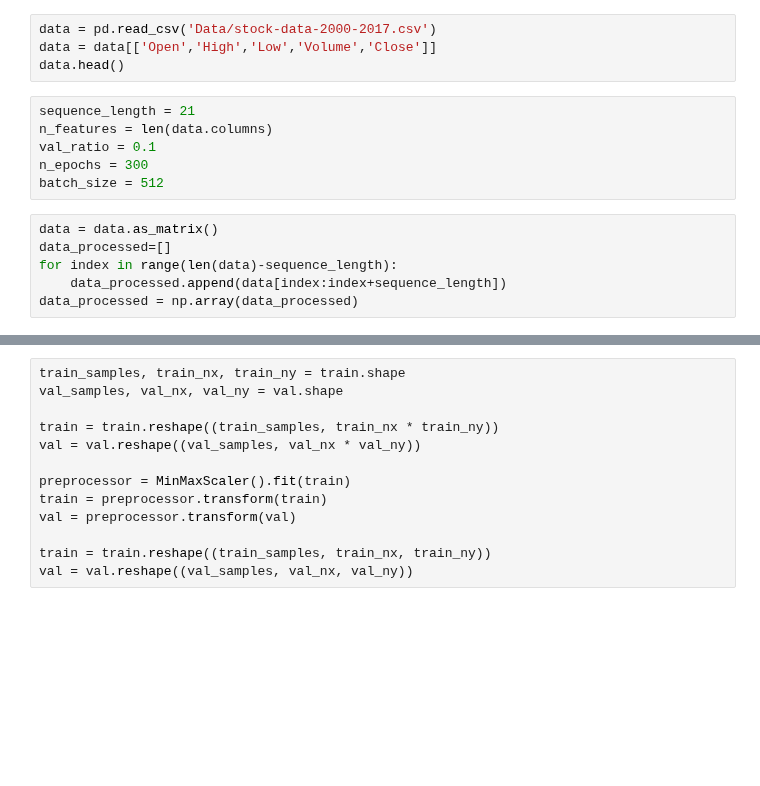
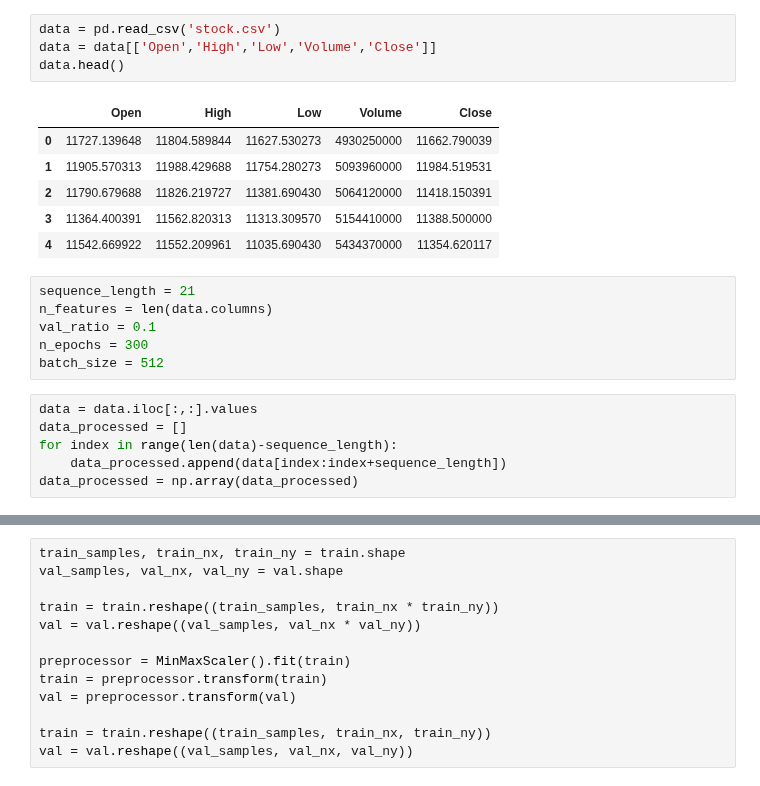
Before and after one commit to shx250/deeplearn, a Jupyter notebook: lstm_tf_stock.ipynb, the cells around one changed output, grey strips where cells are left out. Cells and saved outputs as stored; diff of their text form; blank space fills up the shorter version.

```diff
--- a/lstm_tf_stock.ipynb
+++ b/lstm_tf_stock.ipynb
@@ -13,7 +11,14 @@ ModuleNotFoundError: No module named 'keras.layers.recurrent'
 # %%
-data = pd.read_csv('Data/stock-data-2000-2017.csv')
+data = pd.read_csv('stock.csv')
 data = data[['Open','High','Low','Volume','Close']]
 data.head()
+# %% [output]
+|  | Open | High | Low | Volume | Close |
+| 0 | 11727.139648 | 11804.589844 | 11627.530273 | 4930250000 | 11662.790039 |
+| 1 | 11905.570313 | 11988.429688 | 11754.280273 | 5093960000 | 11984.519531 |
+| 2 | 11790.679688 | 11826.219727 | 11381.690430 | 5064120000 | 11418.150391 |
+| 3 | 11364.400391 | 11562.820313 | 11313.309570 | 5154410000 | 11388.500000 |
+| 4 | 11542.669922 | 11552.209961 | 11035.690430 | 5434370000 | 11354.620117 |
 # %%
 sequence_length = 21
 n_features = len(data.columns)
@@ -21,8 +26,8 @@ val_ratio = 0.1
 n_epochs = 300
 batch_size = 512
 # %%
-data = data.as_matrix()
-data_processed=[]
+data = data.iloc[:,:].values
+data_processed = []
 for index in range(len(data)-sequence_length):
     data_processed.append(data[index:index+sequence_length])
 data_processed = np.array(data_processed)
```
Also changed, not shown: parts of 6 cells of this notebook, 1 other file.
